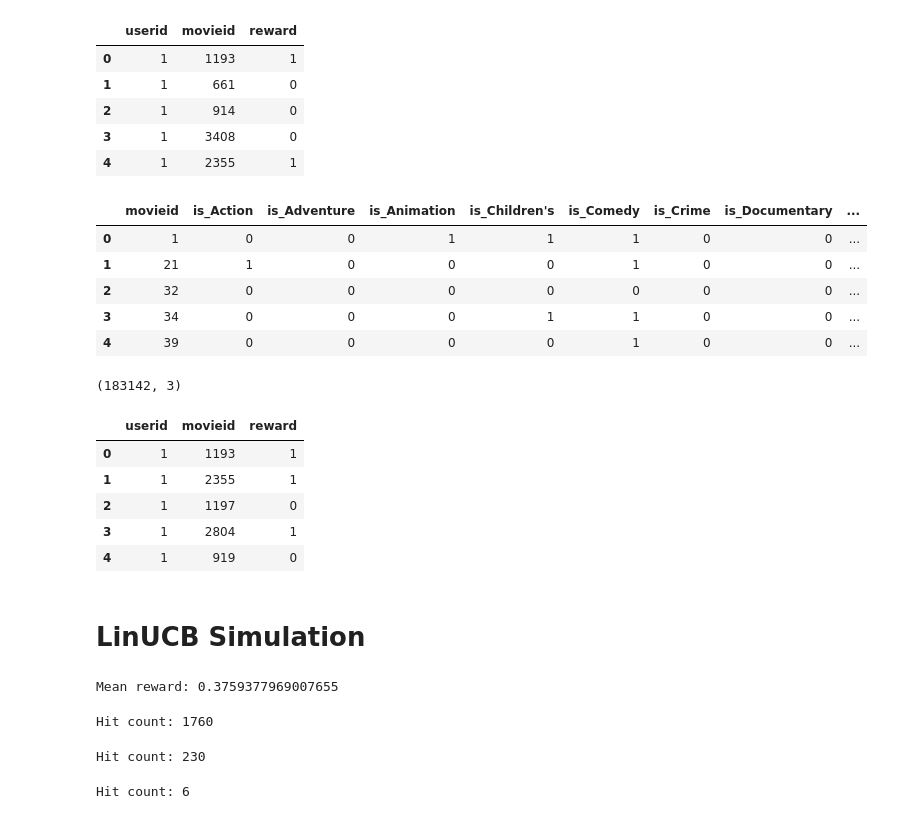
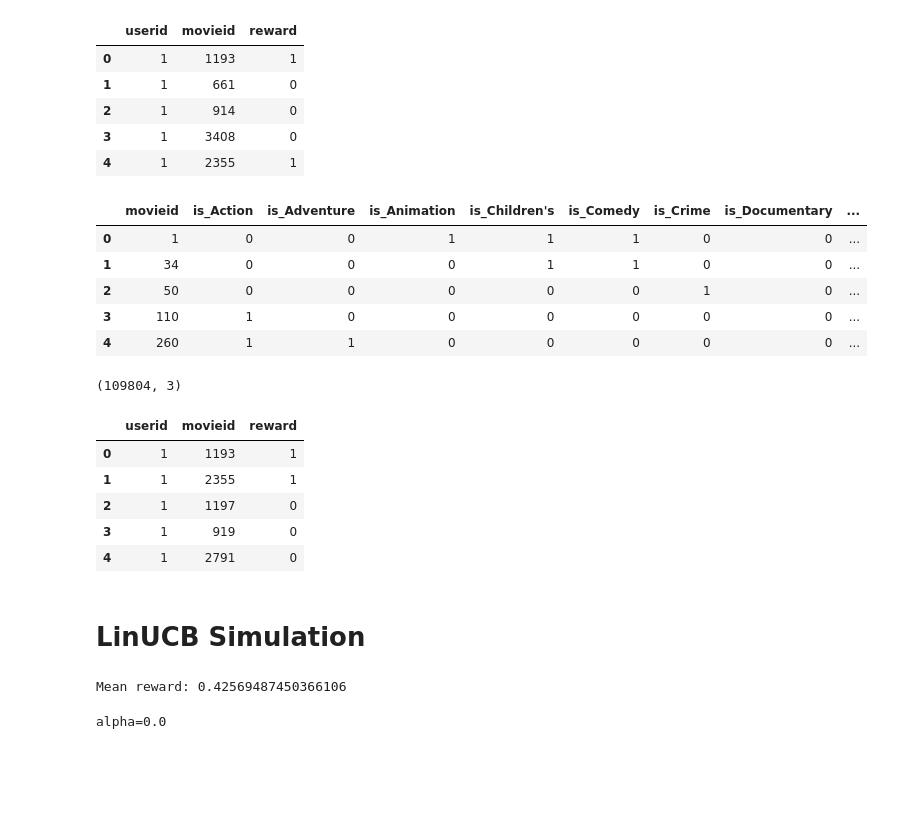
Before and after one commit to sungwoopark95/rl-practice, a Jupyter notebook: bandit/LinUCB/LinUCB_simulation.ipynb, the cells around one changed output. Saved outputs shown, nothing was run; the diff lists cells and outputs as text; code cells hidden in the pictures; blank space fills up the shorter version.

```diff
--- a/bandit/LinUCB/LinUCB_simulation.ipynb
+++ b/bandit/LinUCB/LinUCB_simulation.ipynb
@@ -208,35 +208,35 @@ ratings.head()
 | 3 | 1 | 3408 | 0 |
 | 4 | 1 | 2355 | 1 |
 # %%
-n = 100
+n = 50
 
 top_movies = ratings[["movieid", "userid"]].groupby(by="movieid").count().sort_values(by=["userid"], ascending=False)
 top_movies.reset_index(drop=False, inplace=True)
 top_movies.head()
 top_n_movies = movies[movies['movieid'].isin(top_movies.head(n)['movieid'])]
 top_n_movies.sort_values(by='movieid', inplace=True)
 top_n_movies.reset_index(drop=True, inplace=True)
 top_n_movies.head()
 # %% [output]
 |  | movieid | is_Action | is_Adventure | is_Animation | is_Children's | is_Comedy | is_Crime | is_Documentary | ... |
 | 0 | 1 | 0 | 0 | 1 | 1 | 1 | 0 | 0 | ... |
-| 1 | 21 | 1 | 0 | 0 | 0 | 1 | 0 | 0 | ... |
-| 2 | 32 | 0 | 0 | 0 | 0 | 0 | 0 | 0 | ... |
-| 3 | 34 | 0 | 0 | 0 | 1 | 1 | 0 | 0 | ... |
-| 4 | 39 | 0 | 0 | 0 | 0 | 1 | 0 | 0 | ... |
+| 1 | 34 | 0 | 0 | 0 | 1 | 1 | 0 | 0 | ... |
+| 2 | 50 | 0 | 0 | 0 | 0 | 0 | 1 | 0 | ... |
+| 3 | 110 | 1 | 0 | 0 | 0 | 0 | 0 | 0 | ... |
+| 4 | 260 | 1 | 1 | 0 | 0 | 0 | 0 | 0 | ... |
 # %%
 top_n_ratings = ratings[ratings['movieid'].isin(top_n_movies['movieid'])]
 top_n_ratings.reset_index(drop=True, inplace=True)
 print(top_n_ratings.shape)
 top_n_ratings.head()
 # %% [output]
-(183142, 3)
+(109804, 3)
 |  | userid | movieid | reward |
 | 0 | 1 | 1193 | 1 |
 | 1 | 1 | 2355 | 1 |
 | 2 | 1 | 1197 | 0 |
-| 3 | 1 | 2804 | 1 |
-| 4 | 1 | 919 | 0 |
+| 3 | 1 | 919 | 0 |
+| 4 | 1 | 2791 | 0 |
 # %% [markdown]
 # LinUCB Simulation
 # %%
@@ -289,31 +289,32 @@ alphas = [0., 0.5, 1., 2.]
 reward_mean = top_n_ratings["reward"].mean()
 print(f"Mean reward: {reward_mean}")
 # %% [output]
-Mean reward: 0.3759377969007655
+Mean reward: 0.42569487450366106
 # %%
 plt.figure(figsize=(12, 10))
 
 for i, alpha in enumerate(alphas):
+    print(f"alpha={alpha}")
     plt.subplot(int(f"22{i+1}"))
+    learner = LinUCB(arms=arm_to_use, d=d, alpha=alpha)
     result = run(
-        learner=LinUCB(arms=arm_to_use, d=d, alpha=alpha),
+        learner=learner,
         data=top_n_ratings,
         arms=top_n_movies,
         users=users,
-        nsim=4
+        nsim=3
     )
 
     plt.plot(result['aligned_ctr'])
-    plt.axhline(y=result, color="red")
+    plt.axhline(y=reward_mean, color="red")
     plt.ylim([reward_mean-0.3, 1.05])
+    plt.title(f"{learner.__class__.__name__} alpha={alpha}")
     plt.grid(True)
 
 plt.tight_layout()
 plt.show()
 # %% [output]
-Hit count: 1760
+alpha=0.0
-Hit count: 230
-Hit count: 6
 # %%
 plt.figure(figsize=(12, 10))
 
```
Also changed, not shown: parts of 2 cells of this notebook.
